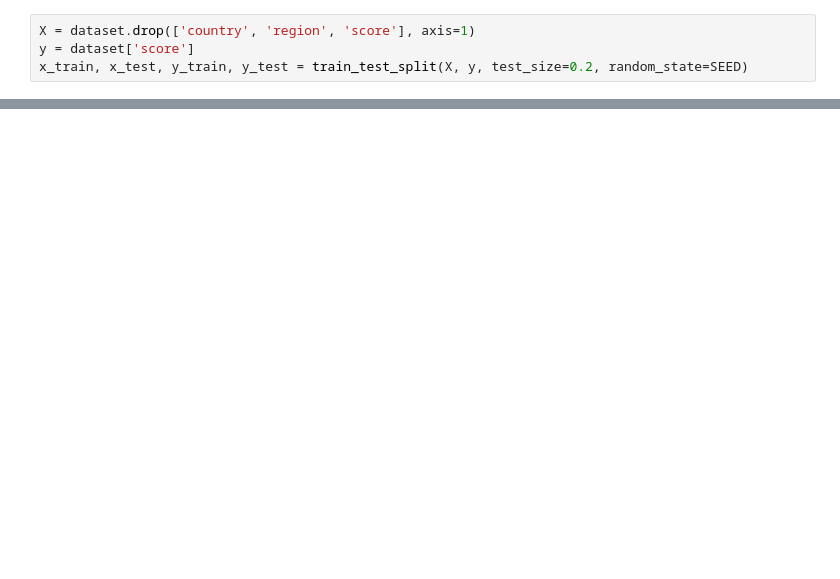
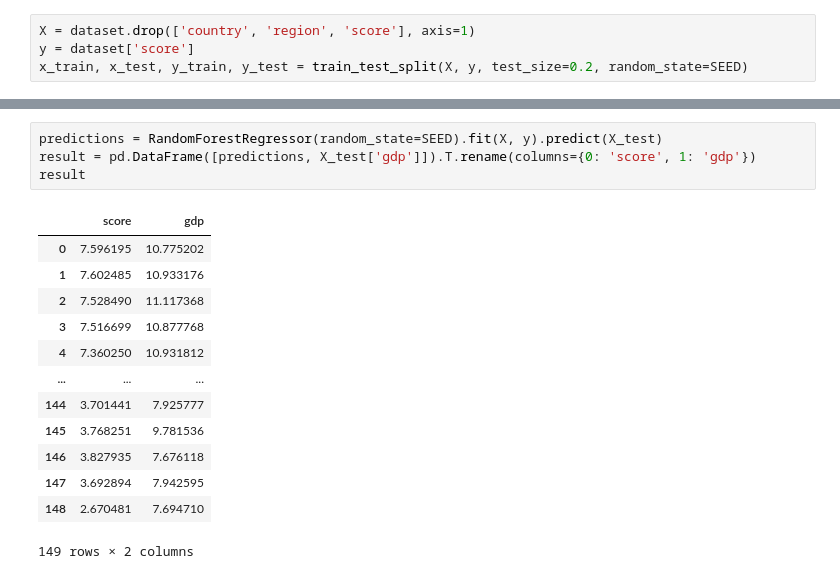
Before and after one commit to SalatielBairros/world-happiness-report, a Jupyter notebook: analysis/POCModels.ipynb, the cells around one changed output, grey strips where cells are left out. Drawn from its saved outputs; the diff is of its cells as text; blank space fills up the shorter version.

```diff
--- a/analysis/POCModels.ipynb
+++ b/analysis/POCModels.ipynb
@@ -39,0 +103,18 @@ LinearRegression().fit(x_train, y_train).score(x_test, y_test)
+# %%
+predictions = RandomForestRegressor(random_state=SEED).fit(X, y).predict(X_test)
+result = pd.DataFrame([predictions, X_test['gdp']]).T.rename(columns={0: 'score', 1: 'gdp'})
+result
+# %% [output]
+|  | score | gdp |
+| 0 | 7.596195 | 10.775202 |
+| 1 | 7.602485 | 10.933176 |
+| 2 | 7.528490 | 11.117368 |
+| 3 | 7.516699 | 10.877768 |
+| 4 | 7.360250 | 10.931812 |
+| ... | ... | ... |
+| 144 | 3.701441 | 7.925777 |
+| 145 | 3.768251 | 9.781536 |
+| 146 | 3.827935 | 7.676118 |
+| 147 | 3.692894 | 7.942595 |
+| 148 | 2.670481 | 7.694710 |
+149 rows × 2 columns
```
Also changed, not shown: parts of 14 cells of this notebook.
